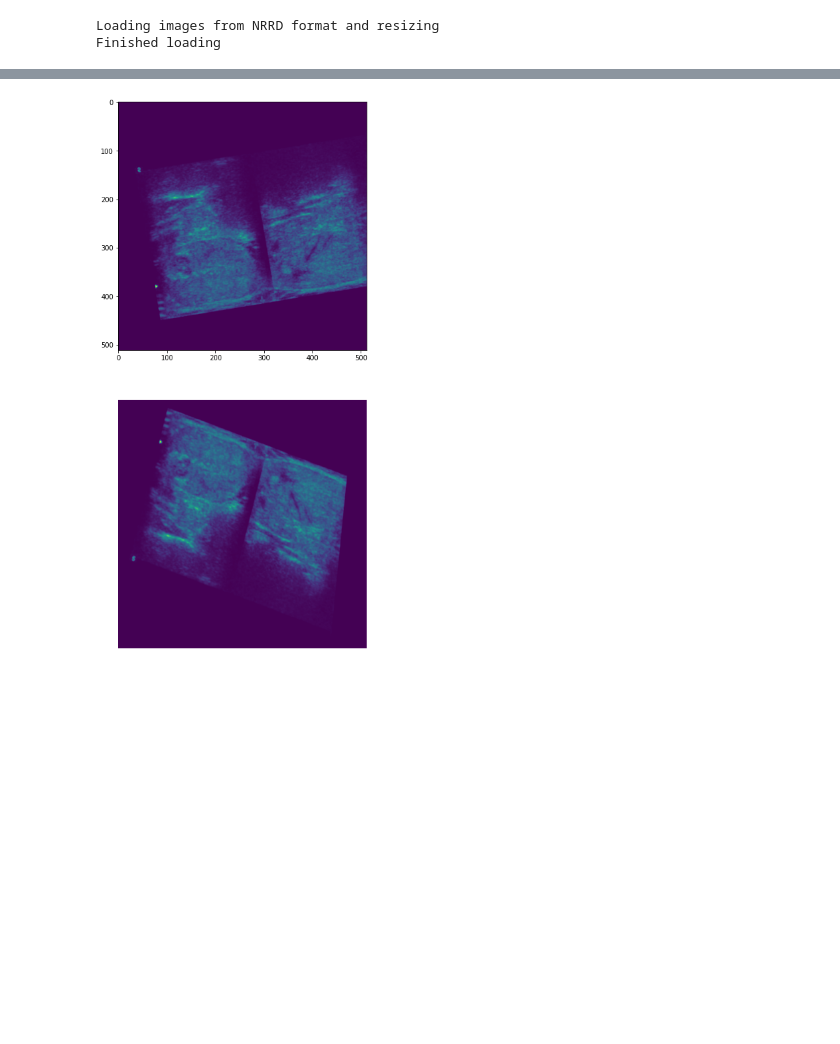
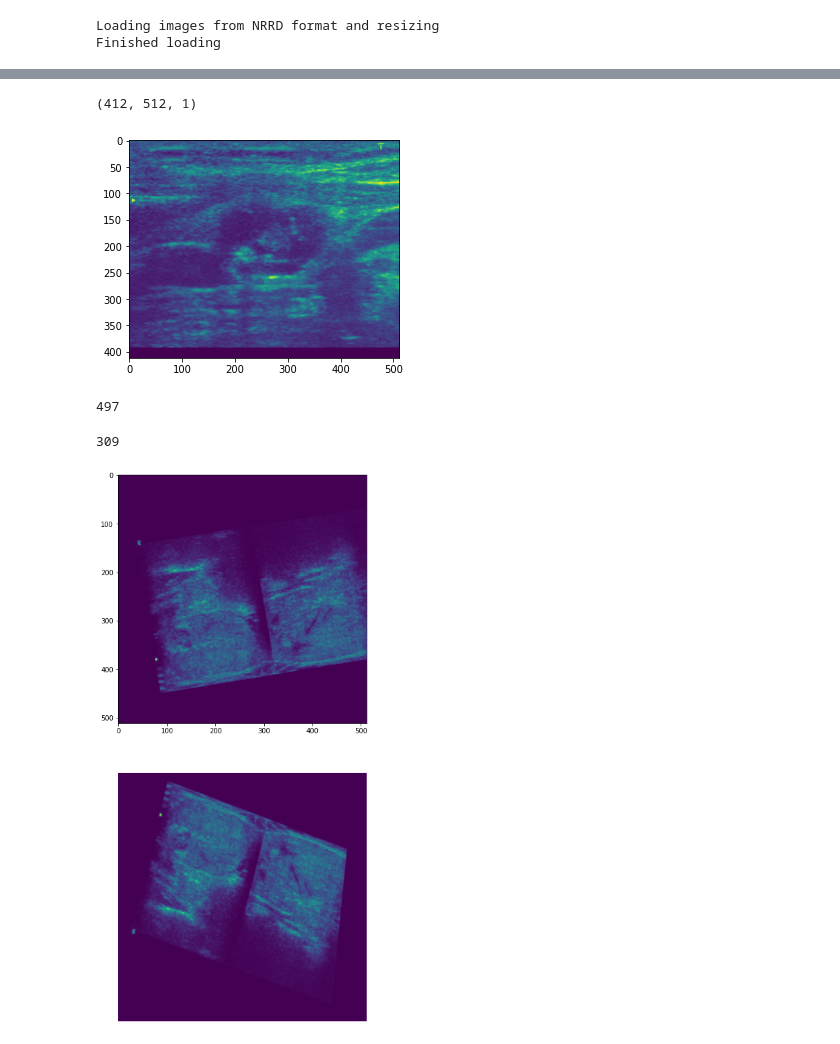
Before and after one commit to szymciem8/Analysis-of-thyroid-US-images-with-ML, a Jupyter notebook: augmentation_test.ipynb, the cells around one changed output, grey strips where cells are left out. Cells and saved outputs as stored; diff of their text form; code cells hidden in the pictures; blank space fills up the shorter version.

```diff
--- a/augmentation_test.ipynb
+++ b/augmentation_test.ipynb
@@ -269,3 +306,28 @@ Finished loading
+# %%
+widths, heights, ratios = [], [], []
+for image in images:
+    height, width, _ = image.shape
+    widths.append(width)
+    heights.append(height)
+    ratios.append(width/height)
+# %%
+# height, width, _ = image.shape
+
+resized = tf.image.resize(image, (512, 512), preserve_aspect_ratio=True)
+print(resized.shape)
+plt.imshow(resized)
+plt.show()
+# %% [output]
+(412, 512, 1)
+[figure, added]
+# %%
+max(widths)
+# %% [output]
+497
+# %%
+max(heights)
+# %% [output]
+309
 # %%
 gen.test_augmentation(show_mask=False)
 # %% [output]
```
Also changed, not shown: parts of 7 cells of this notebook, 7 other files.
